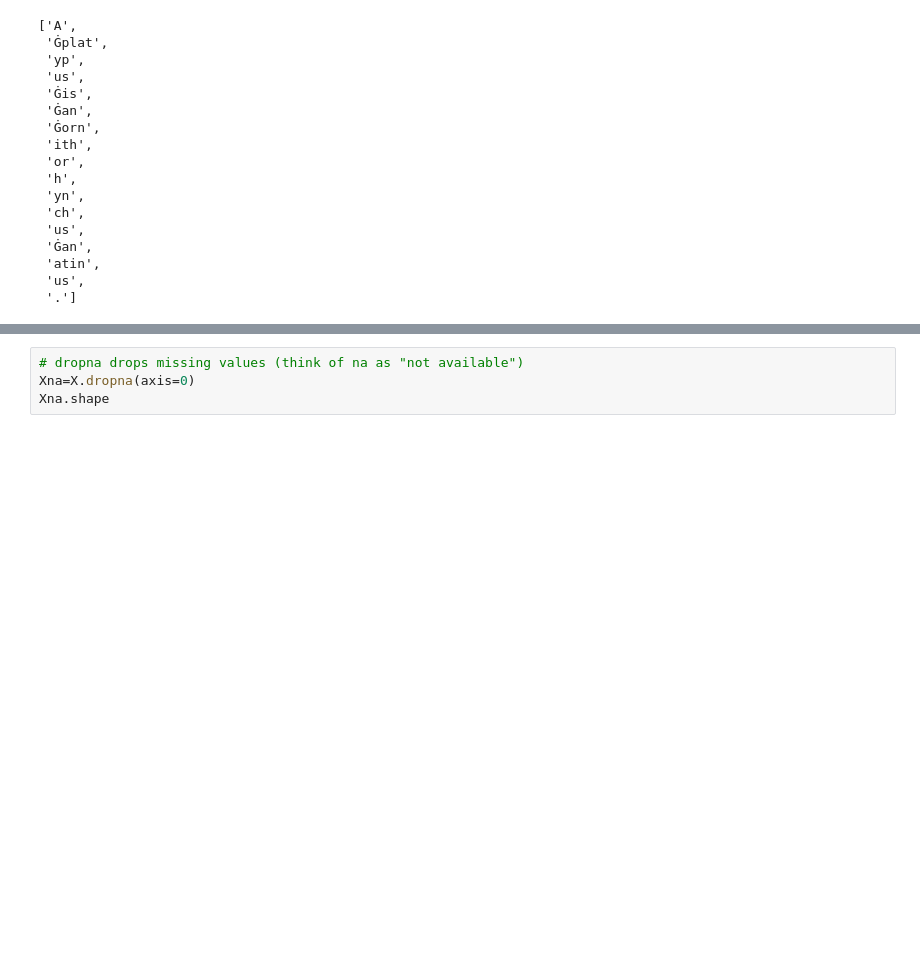
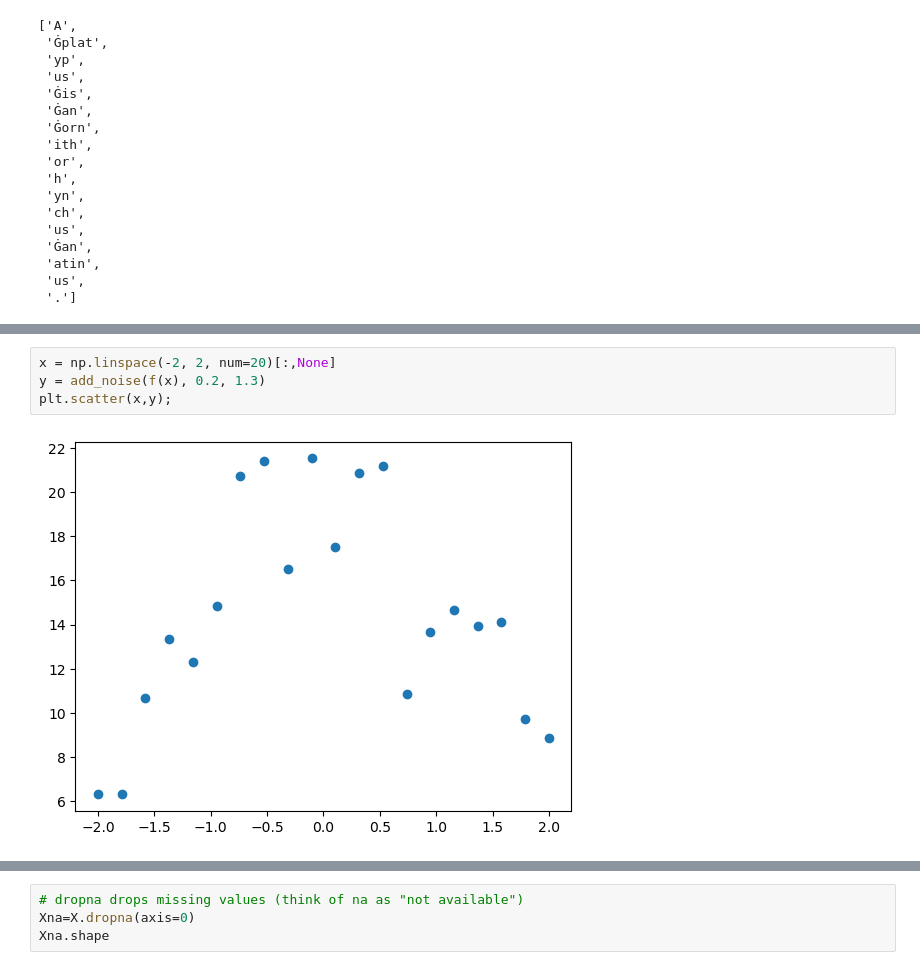
Before and after one commit to imran2part/TrainingNLP, a Jupyter notebook: NLPgym.ipynb, the cells around one changed output, grey strips where cells are left out. Cells and saved outputs as stored; diff of their text form; blank space fills up the shorter version.

```diff
--- a/NLPgym.ipynb
+++ b/NLPgym.ipynb
@@ -149,0 +211,6 @@ Index(['premise', 'hypothesis', 'lang_abv', 'language'], dtype='object')
+# %%
+x = np.linspace(-2, 2, num=20)[:,None]
+y = add_noise(f(x), 0.2, 1.3)
+plt.scatter(x,y);
+# %% [output]
+[figure, added]
```
Also changed, not shown: parts of 18 cells of this notebook.
